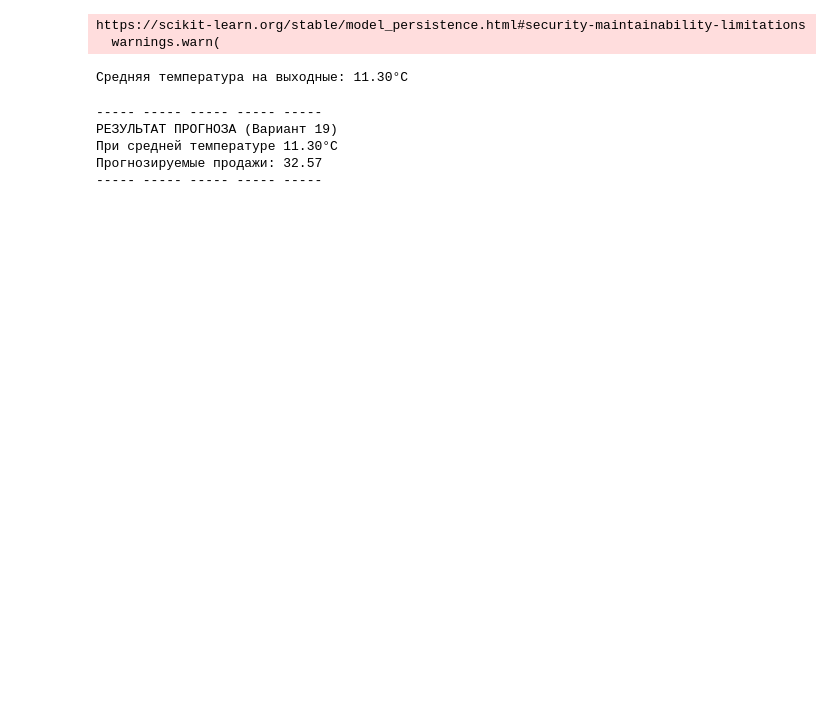
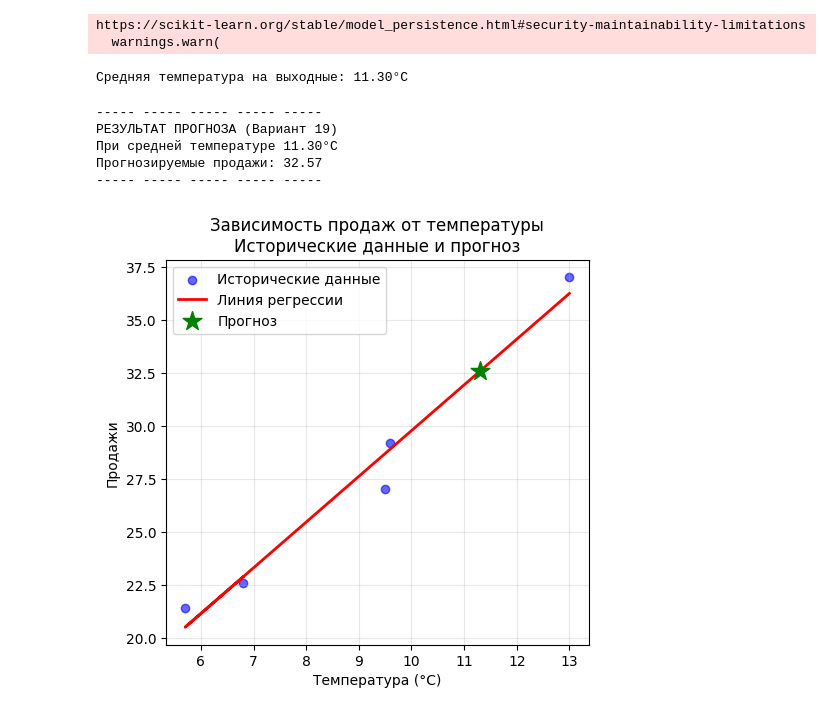
Before and after one commit to Iv0cheer/ETL_practicum, a Jupyter notebook: prediction_of_sales_19.ipynb, the cells around one changed output. Cells and saved outputs as stored; diff of their text form; code cells hidden in the pictures; blank space fills up the shorter version.

```diff
--- a/prediction_of_sales_19.ipynb
+++ b/prediction_of_sales_19.ipynb
@@ -31,6 +35,8 @@ weekend_data = pd.read_csv("data/weekend_avg_temp.csv")
 avg_temp = weekend_data['avg_temperature_weekend'].iloc[0]
 
 print(f"Средняя температура на выходные: {avg_temp:.2f}°C")
+
+joined_data = pd.read_csv("data/joined_data_vienna.csv")
 # %% [output]
 Средняя температура на выходные: 11.30°C
 # %%
@@ -48,3 +54,17 @@ print("----- ----- ----- ----- -----")
 При средней температуре 11.30°C
 Прогнозируемые продажи: 32.57
 ----- ----- ----- ----- -----
+# %%
+plt.figure(figsize=(12, 5))
+
+plt.subplot(1, 2, 1)
+plt.scatter(joined_data['temperature'], joined_data['sales'], alpha=0.6, color='blue', label='Исторические данные')
+plt.plot(joined_data['temperature'], model.predict(joined_data[['temperature']]), color='red', linewidth=2, label='Линия регрессии')
+plt.scatter(avg_temp, prediction[0], color='green', s=200, marker='*', label='Прогноз', zorder=5)
+plt.xlabel('Температура (°C)')
+plt.ylabel('Продажи')
+plt.title('Зависимость продаж от температуры\nИсторические данные и прогноз')
+plt.legend()
+plt.grid(True, alpha=0.3)
+# %% [output]
+[figure, added]
```
Also changed, not shown: parts of 4 cells of this notebook.
